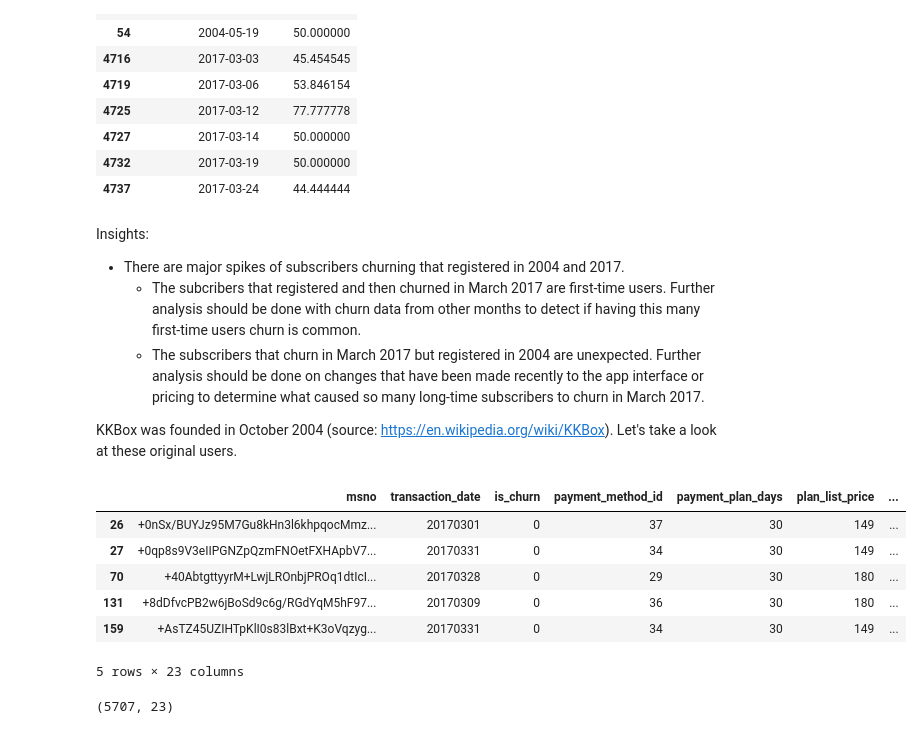
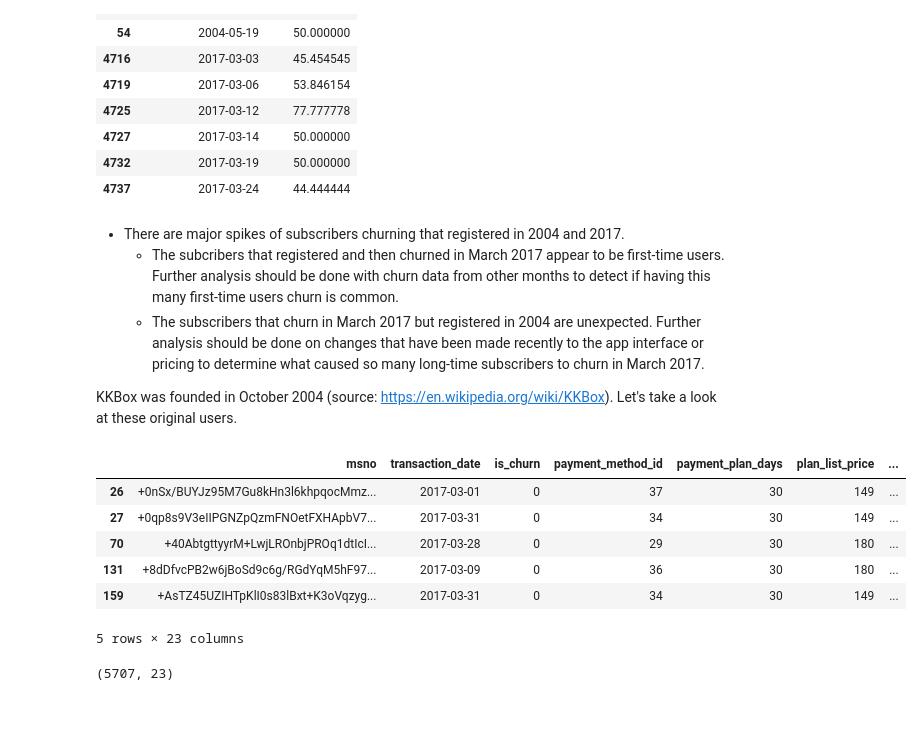
Before and after one commit to bmensah/springboard, a Jupyter notebook: capstone2/churn_analysis/capstone2_notebooks/Capstone2_EDA.ipynb, the cells around one changed output. Drawn from its saved outputs; the diff is of its cells as text; code cells hidden in the pictures.

```diff
--- a/capstone2/churn_analysis/capstone2_notebooks/Capstone2_EDA.ipynb
+++ b/capstone2/churn_analysis/capstone2_notebooks/Capstone2_EDA.ipynb
@@ -55,5 +46,0 @@ memory usage: 109.9+ MB
-# %%
-# Drop "Unnamed: 0" column and make gender dtype int64
-data = data.drop("Unnamed: 0", axis=1)
-data = data.astype({"gender":"int64"})
-data.info()
@@ -77,0 +47,7 @@ memory usage: 105.3+ MB
+# %%
+# convert features to correct type
+date_features = ["transaction_date", "membership_expire_date", "registration_init_time"]
+cat_features = ["gender", "payment_method_id", "city", "registered_via"]
+data = data.astype({col:"datetime64[ns]" for col in date_features})
+data = data.astype({col:str for col in cat_features})
+data.info()
@@ -210,26 +192,23 @@ spikes
 | 4732 | 2017-03-19 | 50.000000 |
 | 4737 | 2017-03-24 | 44.444444 |
 # %% [markdown]
-Insights:
 * There are major spikes of subscribers churning that registered in 2004 and 2017.
-    * The subcribers that registered and then churned in March 2017 are first-time users. Further analysis should be done with churn data from other months to detect if having this many first-time users churn is common.
+    * The subcribers that registered and then churned in March 2017 appear to be first-time users. Further analysis should be done with churn data from other months to detect if having this many first-time users churn is common.
     * The subscribers that churn in March 2017 but registered in 2004 are unexpected. Further analysis should be done on changes that have been made recently to the app interface or pricing to determine what caused so many long-time subscribers to churn in March 2017.
 
 KKBox was founded in October 2004 (source: https://en.wikipedia.org/wiki/KKBox). Let's take a look at these original users.
 # %%
 # isolate original users that registered in 2004
 original_users = data.copy()
-original_users["registration_init_time"] = pd.to_datetime(original_users["registration_init_time"]
-                                                    .astype(str), format="%Y%m%d")
 original_users = original_users[original_users["registration_init_time"].dt.year==2004]
 original_users.head()
 # %% [output]
 |  | msno | transaction_date | is_churn | payment_method_id | payment_plan_days | plan_list_price | ... |
-| 26 | +0nSx/BUYJz95M7Gu8kHn3l6khpqocMmz... | 20170301 | 0 | 37 | 30 | 149 | ... |
-| 27 | +0qp8s9V3eIIPGNZpQzmFNOetFXHApbV7... | 20170331 | 0 | 34 | 30 | 149 | ... |
-| 70 | +40AbtgttyyrM+LwjLROnbjPROq1dtIcI... | 20170328 | 0 | 29 | 30 | 180 | ... |
-| 131 | +8dDfvcPB2w6jBoSd9c6g/RGdYqM5hF97... | 20170309 | 0 | 36 | 30 | 180 | ... |
-| 159 | +AsTZ45UZIHTpKlI0s83lBxt+K3oVqzyg... | 20170331 | 0 | 34 | 30 | 149 | ... |
+| 26 | +0nSx/BUYJz95M7Gu8kHn3l6khpqocMmz... | 2017-03-01 | 0 | 37 | 30 | 149 | ... |
+| 27 | +0qp8s9V3eIIPGNZpQzmFNOetFXHApbV7... | 2017-03-31 | 0 | 34 | 30 | 149 | ... |
+| 70 | +40AbtgttyyrM+LwjLROnbjPROq1dtIcI... | 2017-03-28 | 0 | 29 | 30 | 180 | ... |
+| 131 | +8dDfvcPB2w6jBoSd9c6g/RGdYqM5hF97... | 2017-03-09 | 0 | 36 | 30 | 180 | ... |
+| 159 | +AsTZ45UZIHTpKlI0s83lBxt+K3oVqzyg... | 2017-03-31 | 0 | 34 | 30 | 149 | ... |
 5 rows × 23 columns
 # %%
 original_users.shape
```
Also changed, not shown: parts of 50 cells of this notebook.
